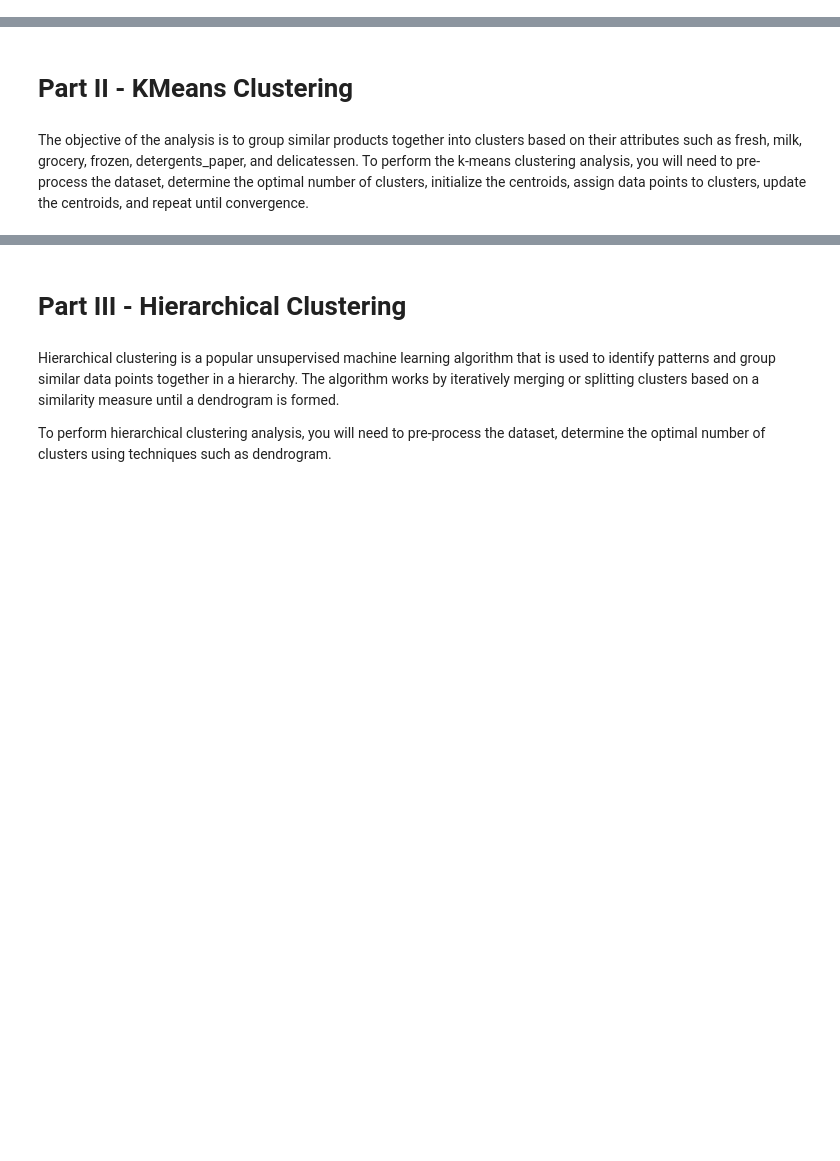
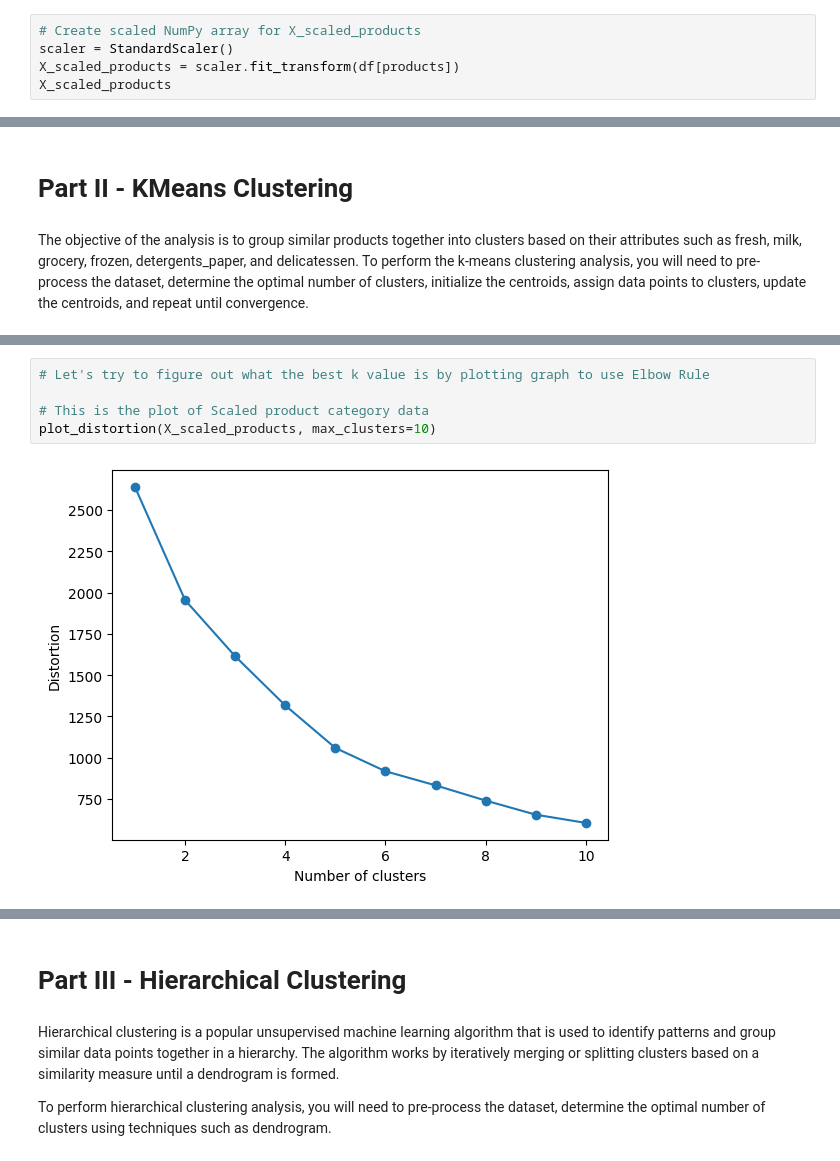
Before and after one commit to jtwleung/Project-Unsupervised-Machine-Learning, a Jupyter notebook: Unsupervised Learning - Project.ipynb, the cells around one changed output, grey strips where cells are left out. Saved outputs shown, nothing was run; the diff lists cells and outputs as text; blank space fills up the shorter version.

```diff
--- a/Unsupervised Learning - Project.ipynb
+++ b/Unsupervised Learning - Project.ipynb
@@ -359,0 +369,5 @@ Findings:
+# %%
+# Create scaled NumPy array for X_scaled_products
+scaler = StandardScaler()
+X_scaled_products = scaler.fit_transform(df[products])
+X_scaled_products
@@ -363,0 +459,7 @@ The objective of the analysis is to group similar products together into cluster
+# %%
+# Let's try to figure out what the best k value is by plotting graph to use Elbow Rule
+
+# This is the plot of Scaled product category data
+plot_distortion(X_scaled_products, max_clusters=10)
+# %% [output]
+[figure, added]
```
Also changed, not shown: parts of 33 cells of this notebook.
